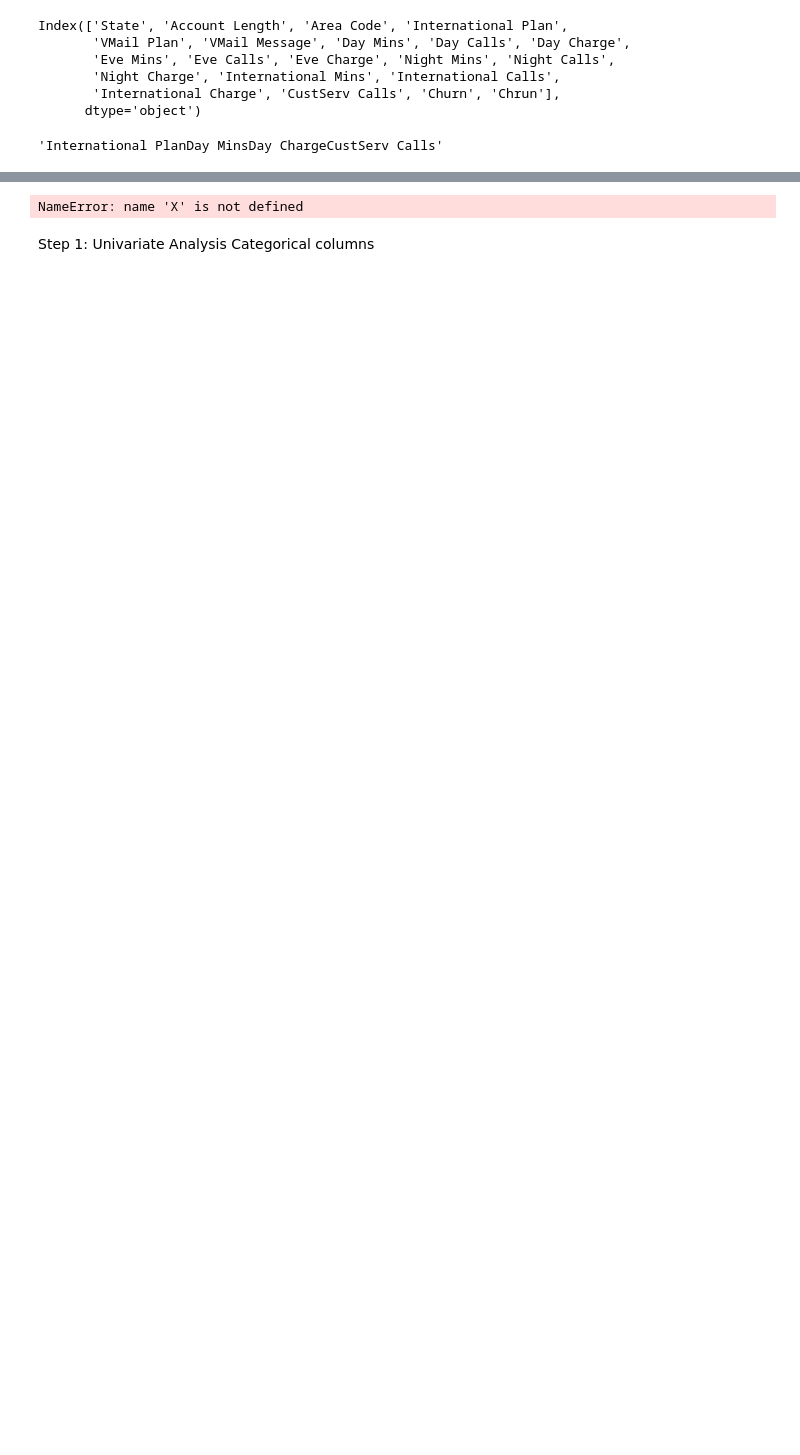
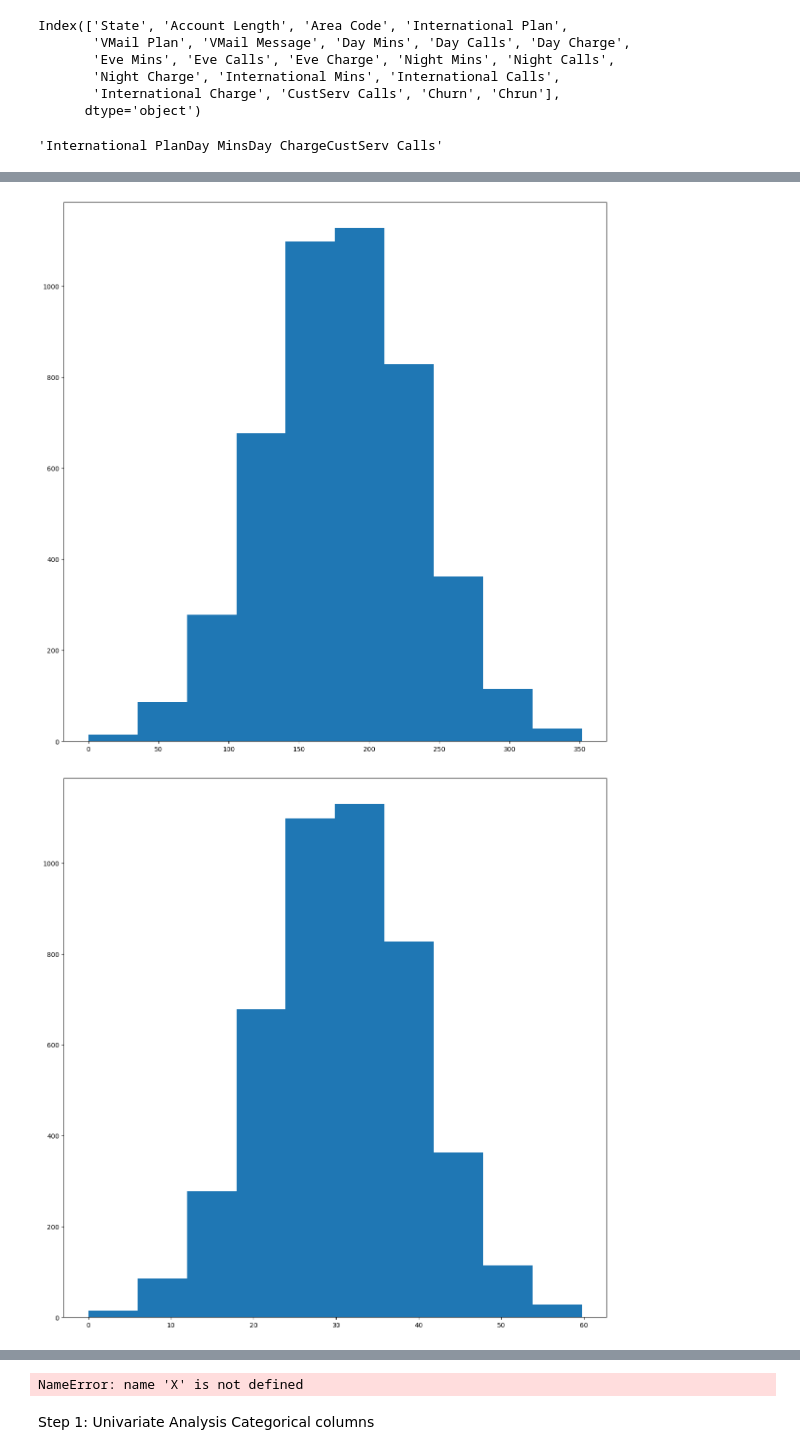
Before and after one commit to isahaq777/My_Projects, a Jupyter notebook: Data_Science_Projects/Telecom/No_Chrun_Telecom.ipynb, the cells around one changed output, grey strips where cells are left out. Saved outputs shown, nothing was run; the diff lists cells and outputs as text; code cells hidden in the pictures; blank space fills up the shorter version.

```diff
--- a/Data_Science_Projects/Telecom/No_Chrun_Telecom.ipynb
+++ b/Data_Science_Projects/Telecom/No_Chrun_Telecom.ipynb
@@ -447,0 +465,8 @@ Index(['State', 'Account Length', 'Area Code', 'International Plan',
+# %%
+plt.hist(data['Day Mins'])
+plt.show()
+plt.hist(data['Day Charge'])
+plt.show()
+# %% [output]
+[figure, added]
+[figure, added]
```
Also changed, not shown: parts of 16 cells of this notebook, 1 other file.
